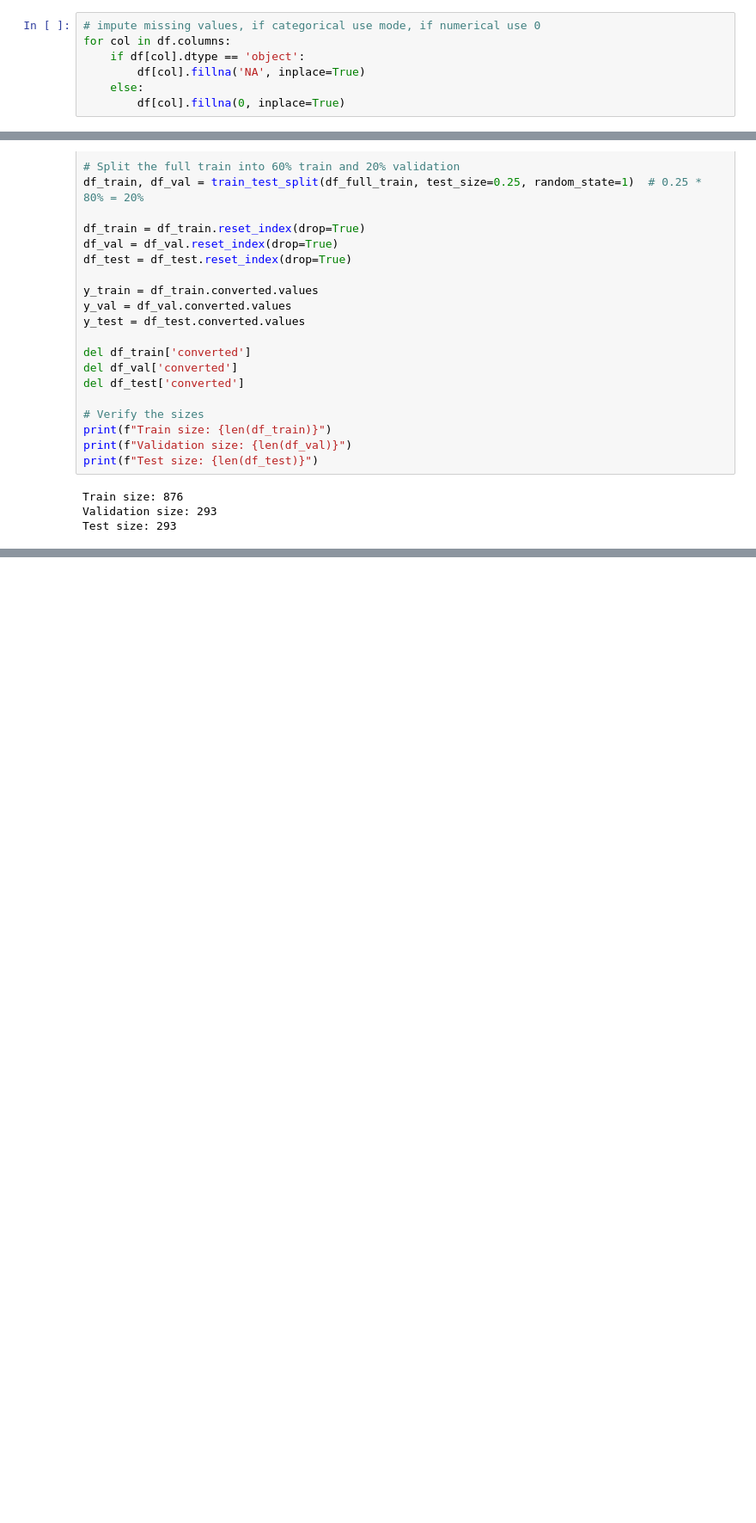
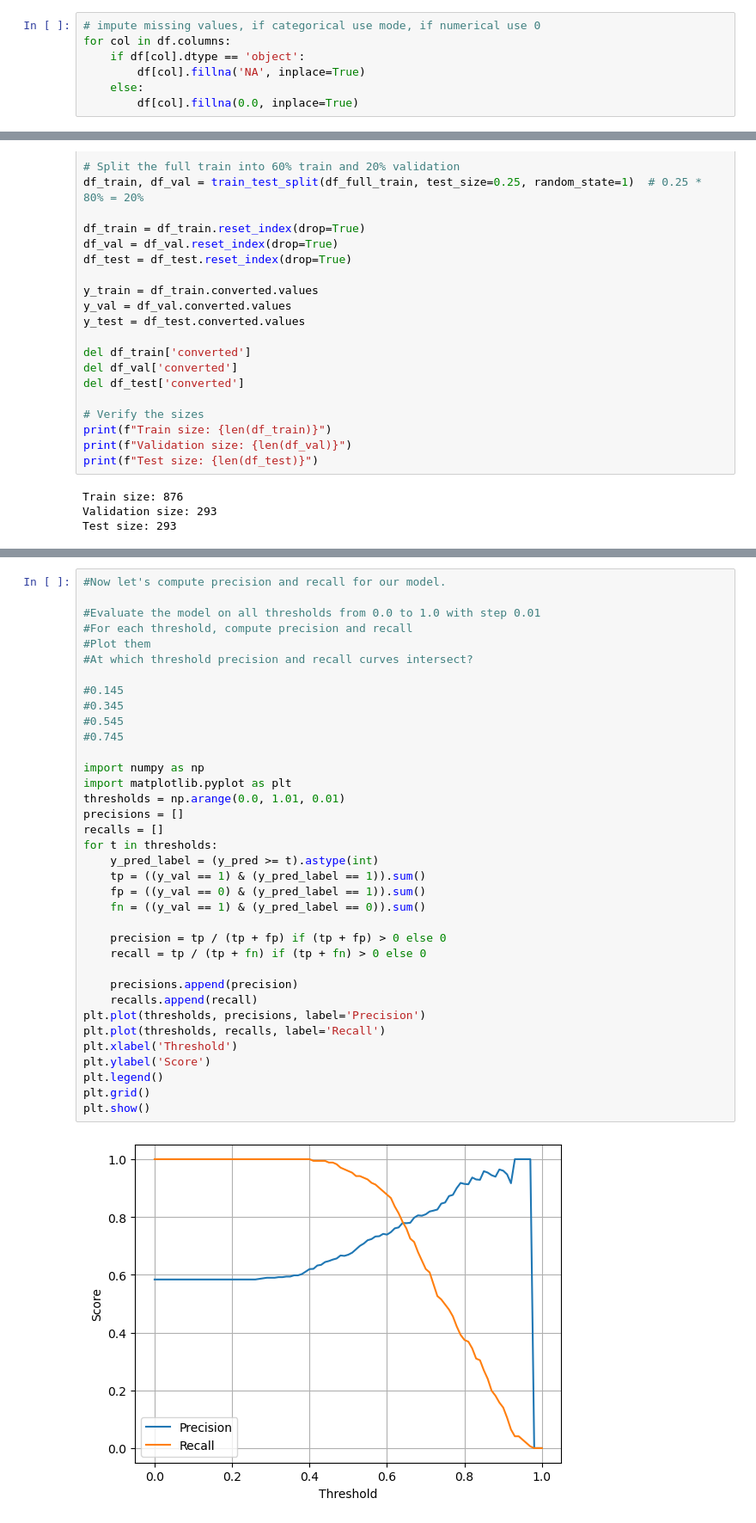
Before and after one commit to iocariz/ml-zoomcamp-2025, a Jupyter notebook: week_4/homework_4.ipynb, the cells around one changed output, grey strips where cells are left out. Shown: that part at 86% size. Saved outputs shown, nothing was run; the diff lists cells and outputs as text; blank space fills up the shorter version.

```diff
--- a/week_4/homework_4.ipynb
+++ b/week_4/homework_4.ipynb
@@ -44,7 +44,7 @@ for col in df.columns:
     if df[col].dtype == 'object':
         df[col].fillna('NA', inplace=True)
     else:
-        df[col].fillna(0, inplace=True)
+        df[col].fillna(0.0, inplace=True)
 # %% [output]
 The behavior will change in pandas 3.0. This inplace method will never work because the intermediate object on which we are setting values always behaves as a copy.
 
@@ -112,0 +182,38 @@ Test size: 293
+# %%
+#Now let's compute precision and recall for our model.
+
+#Evaluate the model on all thresholds from 0.0 to 1.0 with step 0.01
+#For each threshold, compute precision and recall
+#Plot them
+#At which threshold precision and recall curves intersect?
+
+#0.145
+#0.345
+#0.545
+#0.745
+
+import numpy as np
+import matplotlib.pyplot as plt
+thresholds = np.arange(0.0, 1.01, 0.01)
+precisions = []
+recalls = []
+for t in thresholds:
+    y_pred_label = (y_pred >= t).astype(int)
+    tp = ((y_val == 1) & (y_pred_label == 1)).sum()
+    fp = ((y_val == 0) & (y_pred_label == 1)).sum()
+    fn = ((y_val == 1) & (y_pred_label == 0)).sum()
+
+    precision = tp / (tp + fp) if (tp + fp) > 0 else 0
+    recall = tp / (tp + fn) if (tp + fn) > 0 else 0
+
+    precisions.append(precision)
+    recalls.append(recall)
+plt.plot(thresholds, precisions, label='Precision')
+plt.plot(thresholds, recalls, label='Recall')
+plt.xlabel('Threshold')
+plt.ylabel('Score')
+plt.legend()
+plt.grid()
+plt.show()
+# %% [output]
+[figure, added]
```
Also changed, not shown: parts of 15 cells of this notebook.
